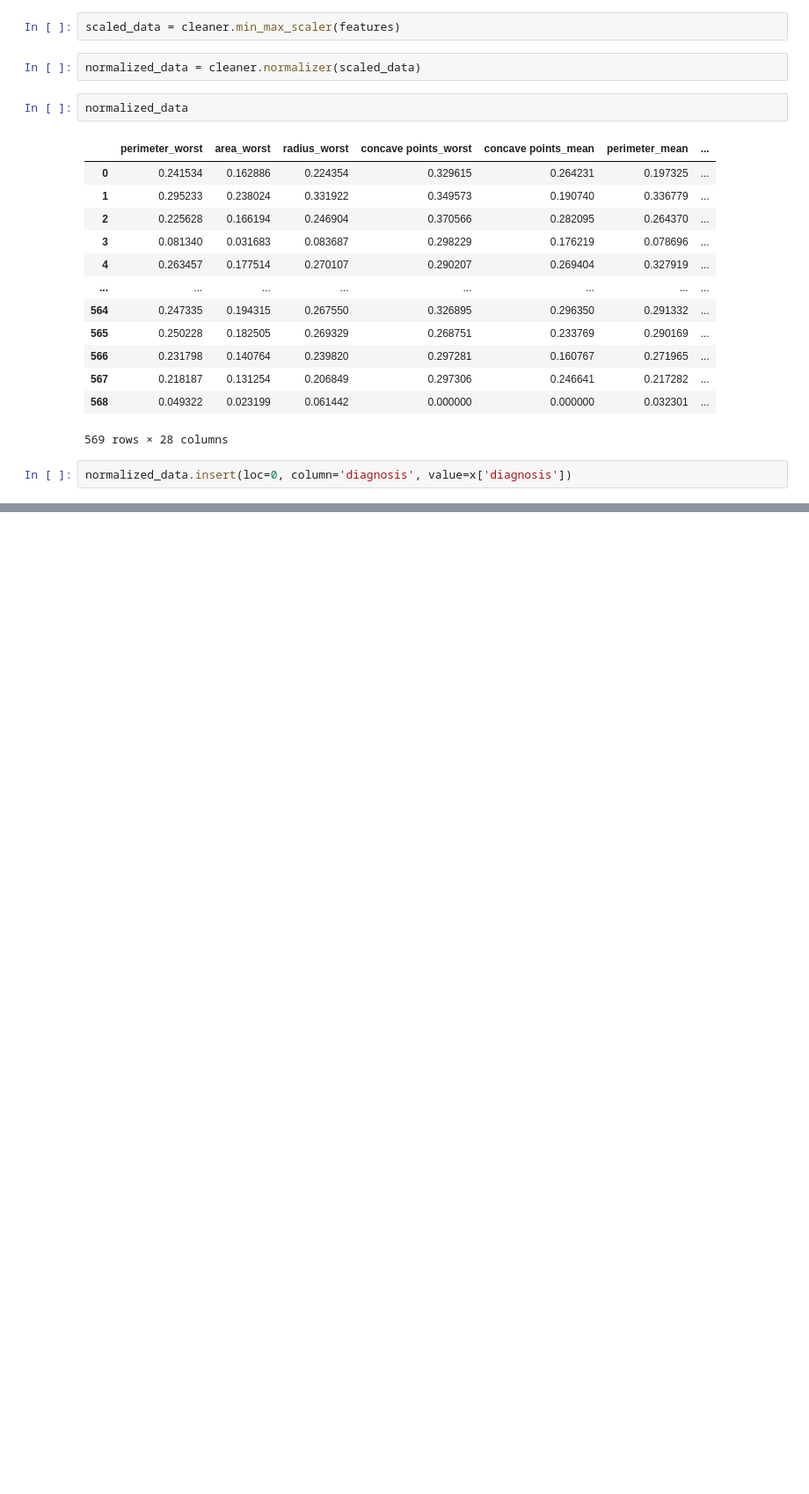
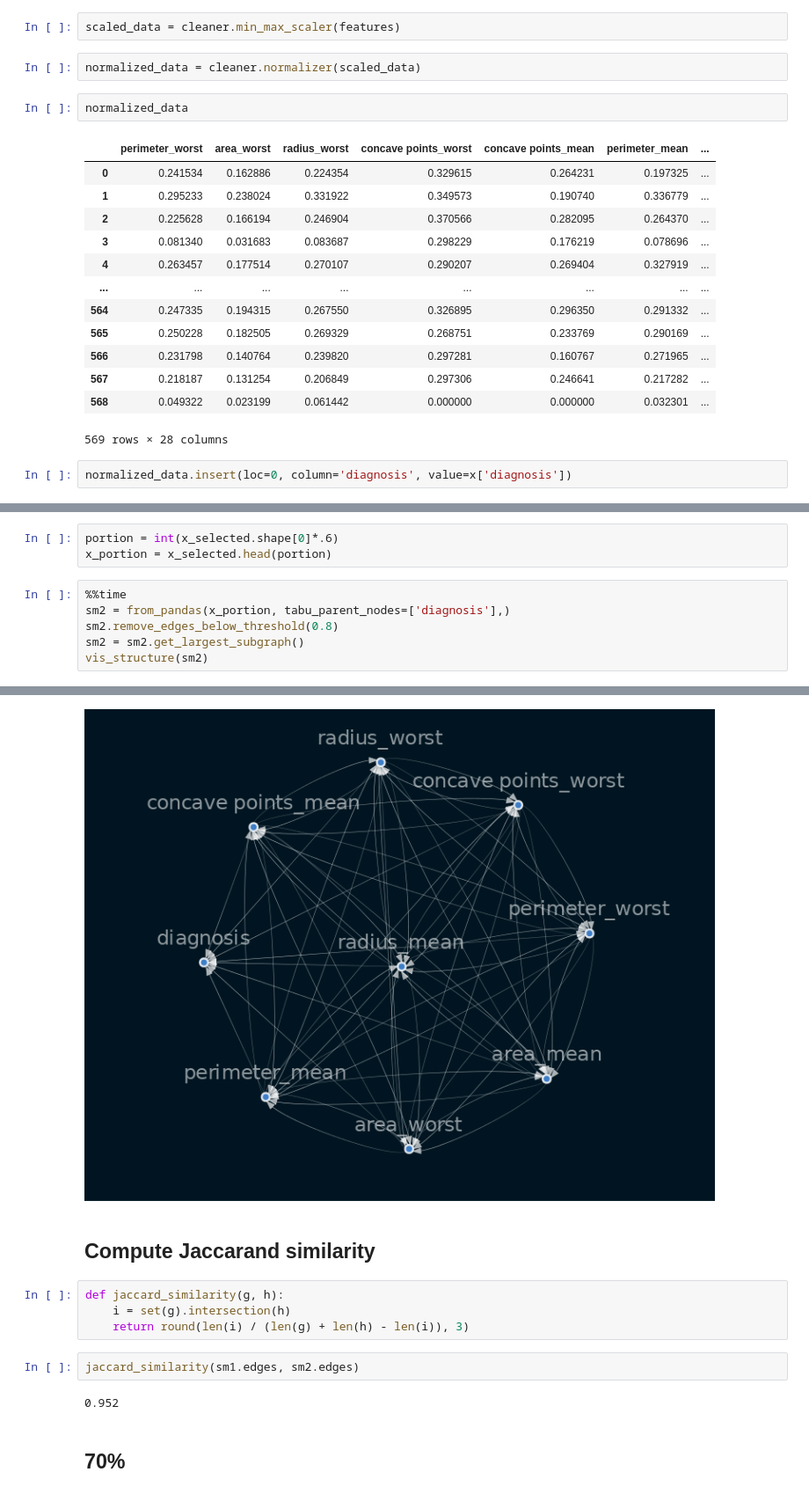
Before and after one commit to teddyk251/causal-inference, a Jupyter notebook: notebooks/causal_graph.ipynb, the cells around one changed output, grey strips where cells are left out. Shown at 88% size. Cells and saved outputs as stored; diff of their text form; blank space fills up the shorter version.

```diff
--- a/notebooks/causal_graph.ipynb
+++ b/notebooks/causal_graph.ipynb
@@ -114,0 +150,10 @@ Warning:
+# %%
+portion = int(x_selected.shape[0]*.6)
+x_portion = x_selected.head(portion)
+# %%
+%%time
+sm2 = from_pandas(x_portion, tabu_parent_nodes=['diagnosis'],)
+sm2.remove_edges_below_threshold(0.8)
+sm2 = sm2.get_largest_subgraph()
+vis_structure(sm2)
+# %% [output]
@@ -114,0 +162,13 @@ Warning:
+[figure, added]
+# %% [markdown]
+## Compute Jaccarand similarity
+# %%
+def jaccard_similarity(g, h):
+    i = set(g).intersection(h)
+    return round(len(i) / (len(g) + len(h) - len(i)), 3)
+# %%
+jaccard_similarity(sm1.edges, sm2.edges)
+# %% [output]
+0.952
+# %% [markdown]
+## 70%
```
Also changed, not shown: parts of 27 cells of this notebook.
